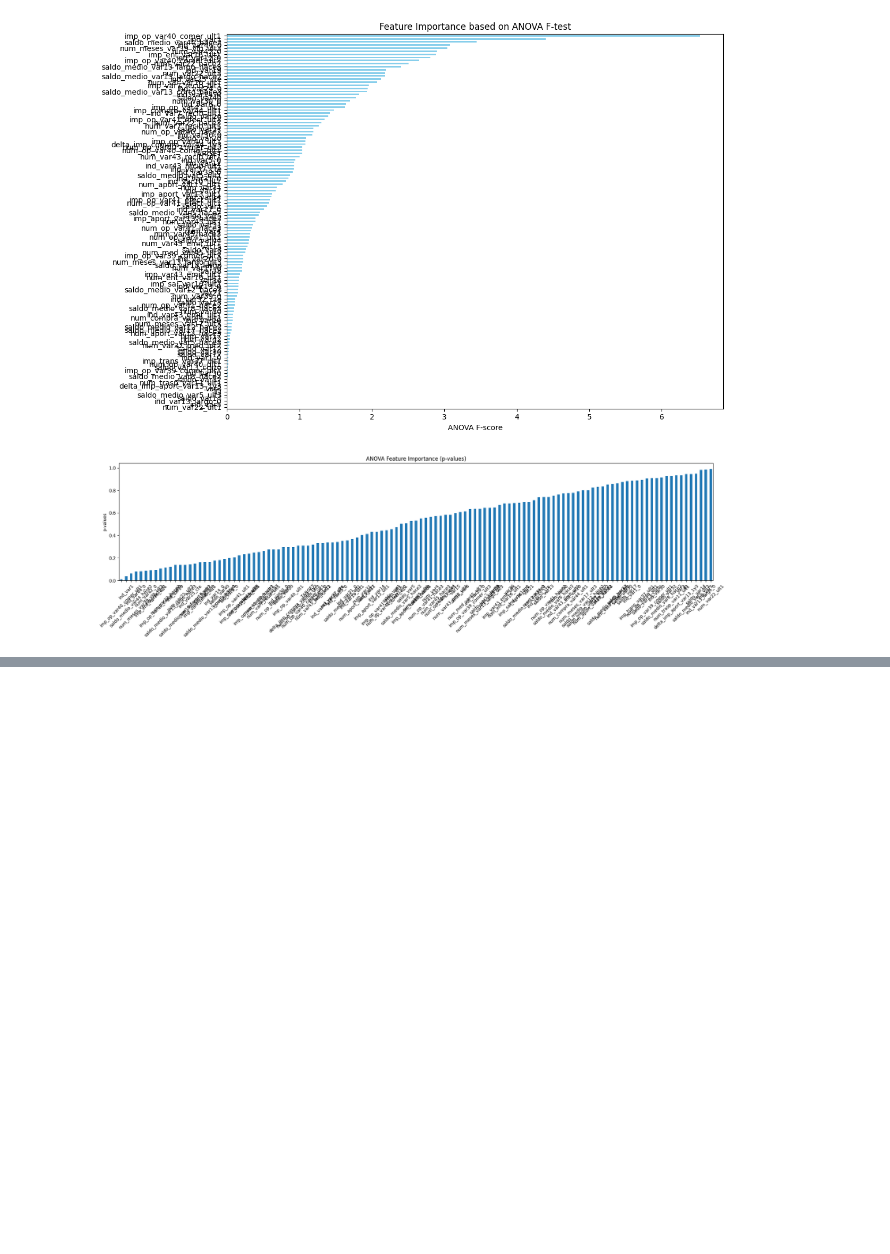
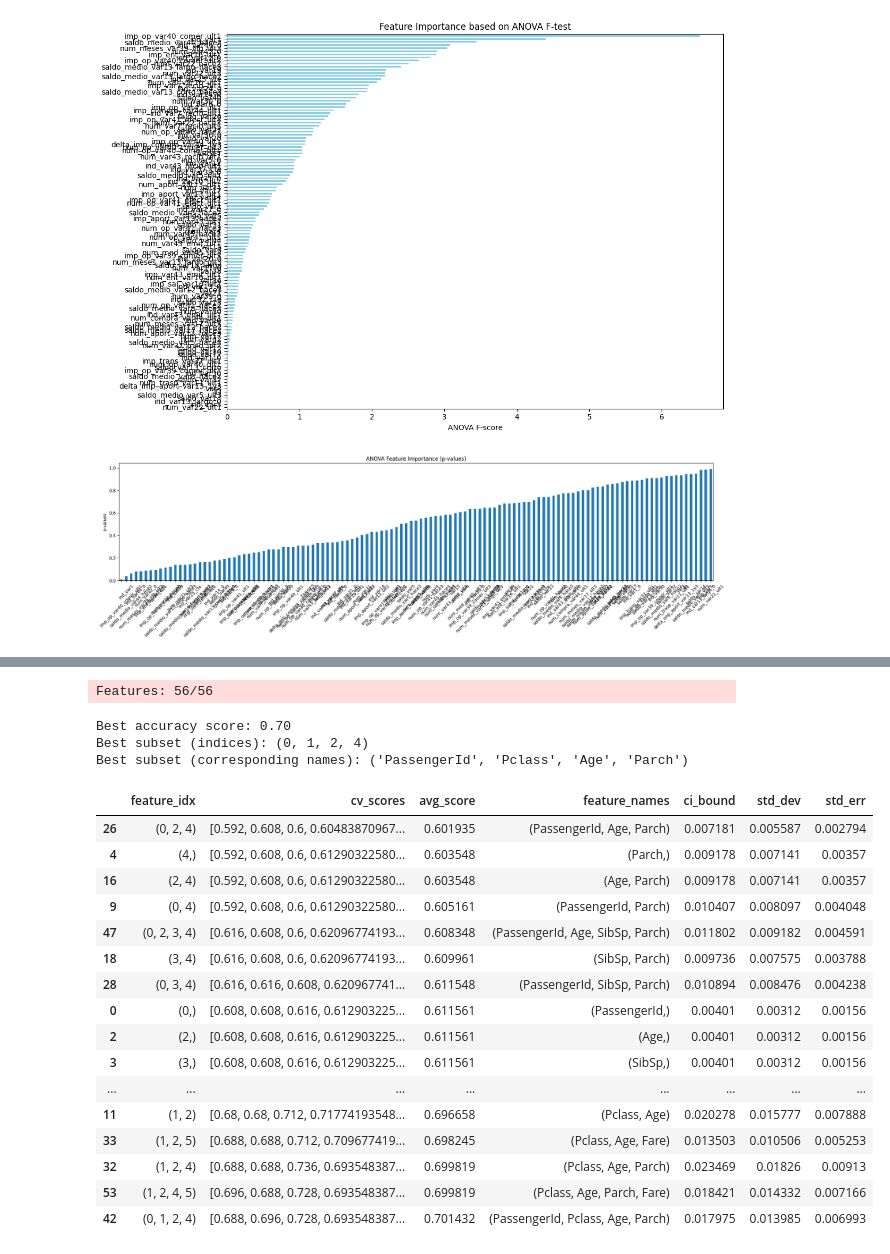
Before and after one commit to Praharshita1275/Machine-learning, a Jupyter notebook: Machine_learning.ipynb, the cells around one changed output, grey strips where cells are left out. Drawn from its saved outputs; the diff is of its cells as text; code cells hidden in the pictures; blank space fills up the shorter version.

```diff
--- a/Machine_learning.ipynb
+++ b/Machine_learning.ipynb
@@ -925,0 +1003,16 @@ plt.show()
+# %%
+# find and remove correlated features
+def correlation(dataset, threshold):
+    col_corr = set()  # Set of all the names of correlated columns
+    # Select only numeric columns for correlation calculation
+    numeric_dataset = dataset.select_dtypes(include=np.number)
+    corr_matrix = numeric_dataset.corr()
+    for i in range(len(corr_matrix.columns)):
+        for j in range(i):
+            if abs(corr_matrix.iloc[i, j]) > threshold: # we are interested in absolute coeff value
+                colname = corr_matrix.columns[i]  # getting the name of column
+                col_corr.add(colname)
+    return col_corr
+
+corr_features = correlation(x_train, 0.8)
+print('correlated features: ', len(set(corr_features)) )
@@ -925,0 +1050,48 @@ plt.show()
+# %%
+# Import ExhaustiveFeatureSelector from Mlxtend
+from mlxtend.feature_selection import ExhaustiveFeatureSelector as EFS
+
+# Import logistic regression from Scikit-learn
+from sklearn.linear_model import LogisticRegression
+
+# Create a logistic regression classifier
+lr = LogisticRegression()
+
+# Create an EFS object
+efs = EFS(estimator=lr,
+          min_features=1,
+          max_features=4,
+          scoring='accuracy',
+          cv=5)
+
+# Train EFS with our dataset
+efs = efs.fit(x_train_numeric.fillna(0), y_train)
+# Print the results
+print('Best accuracy score: %.2f' % efs.best_score_) #  shows the best score
+print('Best subset (indices):', efs.best_idx_)       # shows the index o
+print('Best subset (corresponding names):', efs.best_feature_names_) # shows the feature names
+efs_results = pd.DataFrame.from_dict(efs.get_metric_dict()).T
+efs_results.sort_values(by='avg_score', ascending=True, inplace=True)
+efs_results
+# %% [output]
+Features: 56/56
+Best accuracy score: 0.70
+Best subset (indices): (0, 1, 2, 4)
+Best subset (corresponding names): ('PassengerId', 'Pclass', 'Age', 'Parch')
+|  | feature_idx | cv_scores | avg_score | feature_names | ci_bound | std_dev | std_err |
+| 26 | (0, 2, 4) | [0.592, 0.608, 0.6, 0.60483870967... | 0.601935 | (PassengerId, Age, Parch) | 0.007181 | 0.005587 | 0.002794 |
+| 4 | (4,) | [0.592, 0.608, 0.6, 0.61290322580... | 0.603548 | (Parch,) | 0.009178 | 0.007141 | 0.00357 |
+| 16 | (2, 4) | [0.592, 0.608, 0.6, 0.61290322580... | 0.603548 | (Age, Parch) | 0.009178 | 0.007141 | 0.00357 |
+| 9 | (0, 4) | [0.592, 0.608, 0.6, 0.61290322580... | 0.605161 | (PassengerId, Parch) | 0.010407 | 0.008097 | 0.004048 |
+| 47 | (0, 2, 3, 4) | [0.616, 0.608, 0.6, 0.62096774193... | 0.608348 | (PassengerId, Age, SibSp, Parch) | 0.011802 | 0.009182 | 0.004591 |
+| 18 | (3, 4) | [0.616, 0.608, 0.6, 0.62096774193... | 0.609961 | (SibSp, Parch) | 0.009736 | 0.007575 | 0.003788 |
+| 28 | (0, 3, 4) | [0.616, 0.616, 0.608, 0.620967741... | 0.611548 | (PassengerId, SibSp, Parch) | 0.010894 | 0.008476 | 0.004238 |
+| 0 | (0,) | [0.608, 0.608, 0.616, 0.612903225... | 0.611561 | (PassengerId,) | 0.00401 | 0.00312 | 0.00156 |
+| 2 | (2,) | [0.608, 0.608, 0.616, 0.612903225... | 0.611561 | (Age,) | 0.00401 | 0.00312 | 0.00156 |
+| 3 | (3,) | [0.608, 0.608, 0.616, 0.612903225... | 0.611561 | (SibSp,) | 0.00401 | 0.00312 | 0.00156 |
+| ... | ... | ... | ... | ... | ... | ... | ... |
+| 11 | (1, 2) | [0.68, 0.68, 0.712, 0.71774193548... | 0.696658 | (Pclass, Age) | 0.020278 | 0.015777 | 0.007888 |
+| 33 | (1, 2, 5) | [0.688, 0.688, 0.712, 0.709677419... | 0.698245 | (Pclass, Age, Fare) | 0.013503 | 0.010506 | 0.005253 |
+| 32 | (1, 2, 4) | [0.688, 0.688, 0.736, 0.693548387... | 0.699819 | (Pclass, Age, Parch) | 0.023469 | 0.01826 | 0.00913 |
+| 53 | (1, 2, 4, 5) | [0.696, 0.688, 0.728, 0.693548387... | 0.699819 | (Pclass, Age, Parch, Fare) | 0.018421 | 0.014332 | 0.007166 |
+| 42 | (0, 1, 2, 4) | [0.688, 0.696, 0.728, 0.693548387... | 0.701432 | (PassengerId, Pclass, Age, Parch) | 0.017975 | 0.013985 | 0.006993 |
```
Also changed, not shown: parts of 15 cells of this notebook.
